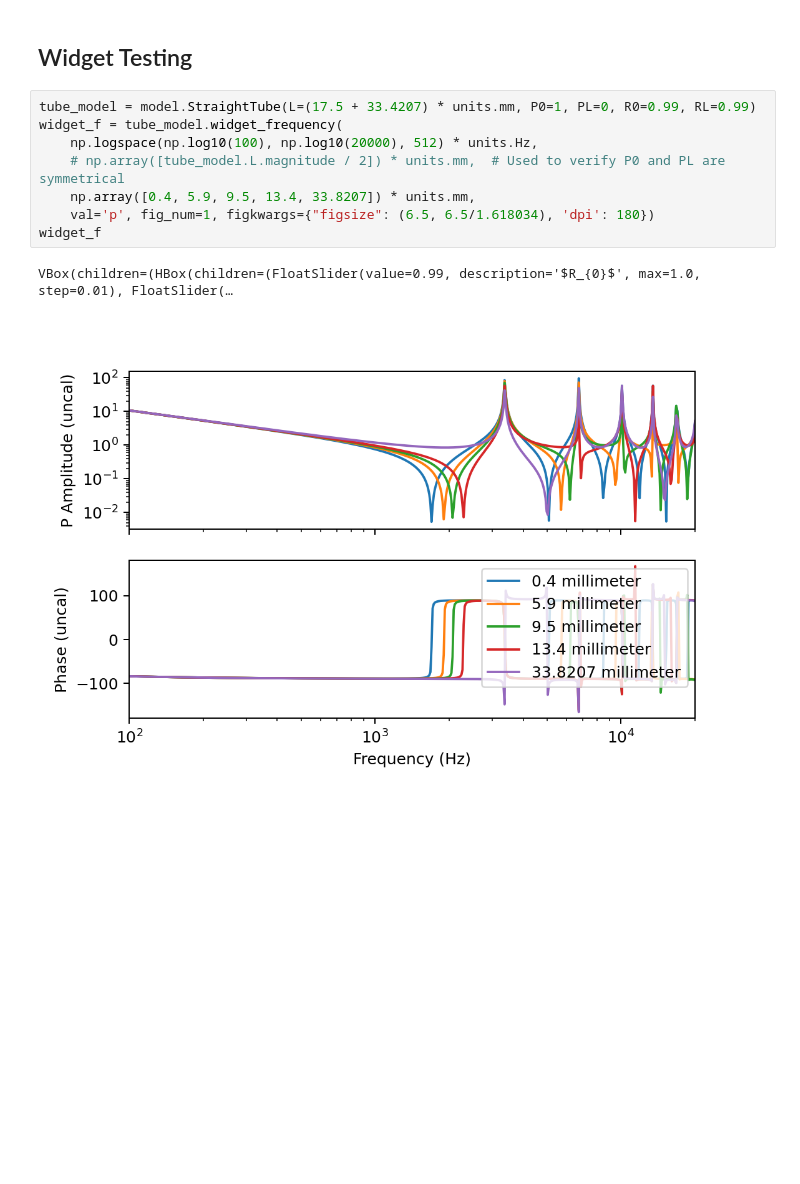
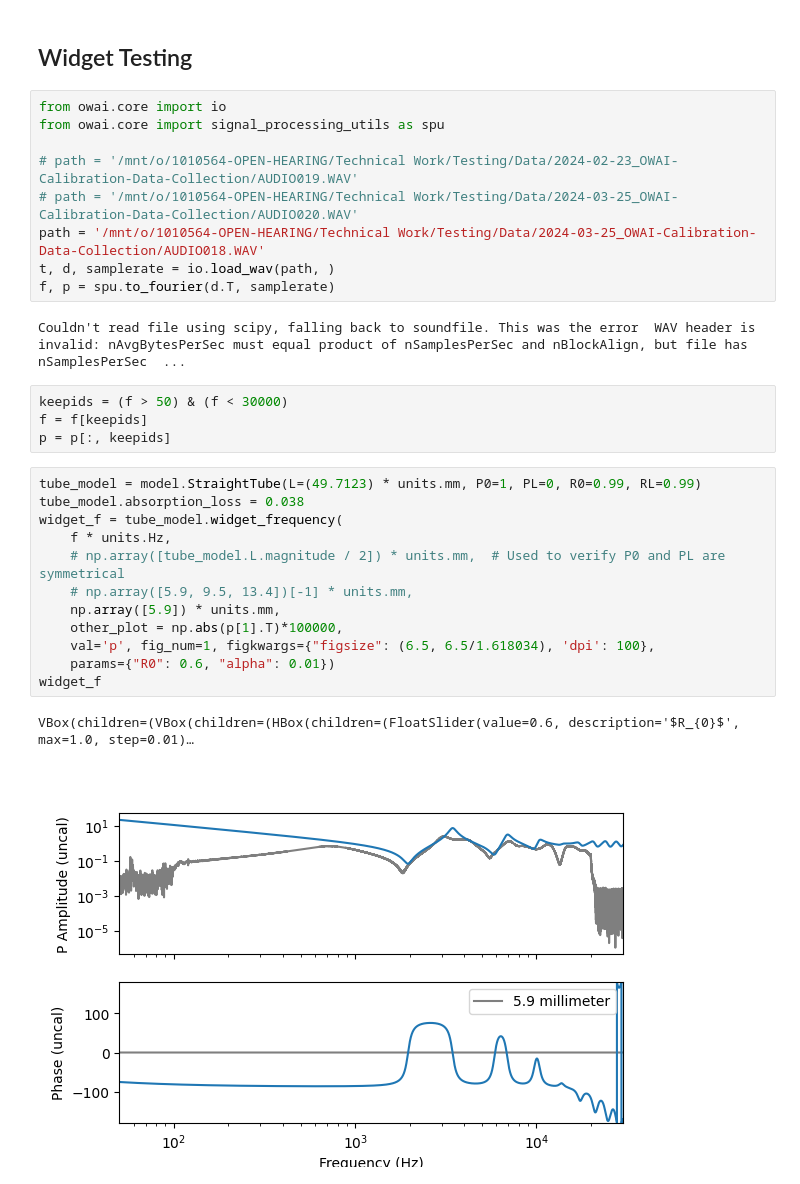
Before and after one commit to Tympan/auren-python, a Jupyter notebook: jupyter_notebooks/model_derivations.ipynb, the cells around one changed output. Drawn from its saved outputs; the diff is of its cells as text; blank space fills up the shorter version.

```diff
--- a/jupyter_notebooks/model_derivations.ipynb
+++ b/jupyter_notebooks/model_derivations.ipynb
@@ -335,14 +335,33 @@ B &= \frac{P_{L}e^{ikL} + P_0 R_L}{e^{ik2L} - R_{L} R_{0}}
 \end{align}
 # %% [markdown]
 ## Widget Testing
+# %%
+from owai.core import io
+from owai.core import signal_processing_utils as spu
+
+# path = '/mnt/o/1010564-OPEN-HEARING/Technical Work/Testing/Data/2024-02-23_OWAI-Calibration-Data-Collection/AUDIO019.WAV'
+# path = '/mnt/o/1010564-OPEN-HEARING/Technical Work/Testing/Data/2024-03-25_OWAI-Calibration-Data-Collection/AUDIO020.WAV'
+path = '/mnt/o/1010564-OPEN-HEARING/Technical Work/Testing/Data/2024-03-25_OWAI-Calibration-Data-Collection/AUDIO018.WAV'
+t, d, samplerate = io.load_wav(path, )
+f, p = spu.to_fourier(d.T, samplerate)
+# %% [output]
+Couldn't read file using scipy, falling back to soundfile. This was the error  WAV header is invalid: nAvgBytesPerSec must equal product of nSamplesPerSec and nBlockAlign, but file has nSamplesPerSec  ...
+# %%
+keepids = (f > 50) & (f < 30000)
+f = f[keepids]
+p = p[:, keepids]
 # %%
-tube_model = model.StraightTube(L=(17.5 + 33.4207) * units.mm, P0=1, PL=0, R0=0.99, RL=0.99)
+tube_model = model.StraightTube(L=(49.7123) * units.mm, P0=1, PL=0, R0=0.99, RL=0.99)
+tube_model.absorption_loss = 0.038
 widget_f = tube_model.widget_frequency(
-    np.logspace(np.log10(100), np.log10(20000), 512) * units.Hz,
+    f * units.Hz,
     # np.array([tube_model.L.magnitude / 2]) * units.mm,  # Used to verify P0 and PL are symmetrical
-    np.array([0.4, 5.9, 9.5, 13.4, 33.8207]) * units.mm,
-    val='p', fig_num=1, figkwargs={"figsize": (6.5, 6.5/1.618034), 'dpi': 180})
+    # np.array([5.9, 9.5, 13.4])[-1] * units.mm,
+    np.array([5.9]) * units.mm,
+    other_plot = np.abs(p[1].T)*100000,
+    val='p', fig_num=1, figkwargs={"figsize": (6.5, 6.5/1.618034), 'dpi': 100},
+    params={"R0": 0.6, "alpha": 0.01})
 widget_f
 # %% [output]
-VBox(children=(HBox(children=(FloatSlider(value=0.99, description='$R_{0}$', max=1.0, step=0.01), FloatSlider(…
+VBox(children=(VBox(children=(HBox(children=(FloatSlider(value=0.6, description='$R_{0}$', max=1.0, step=0.01)…
-[figure, old version]
+[figure, new version]
```
Also changed, not shown: 5 other files.
